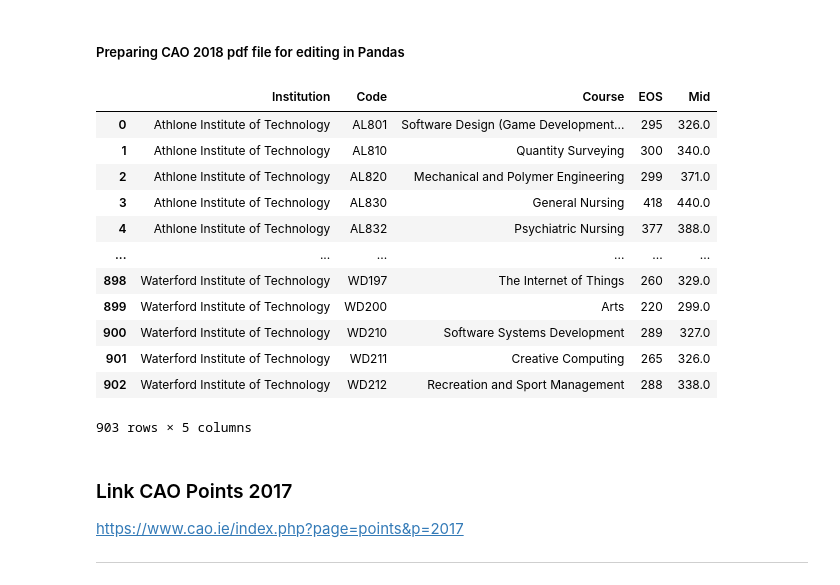
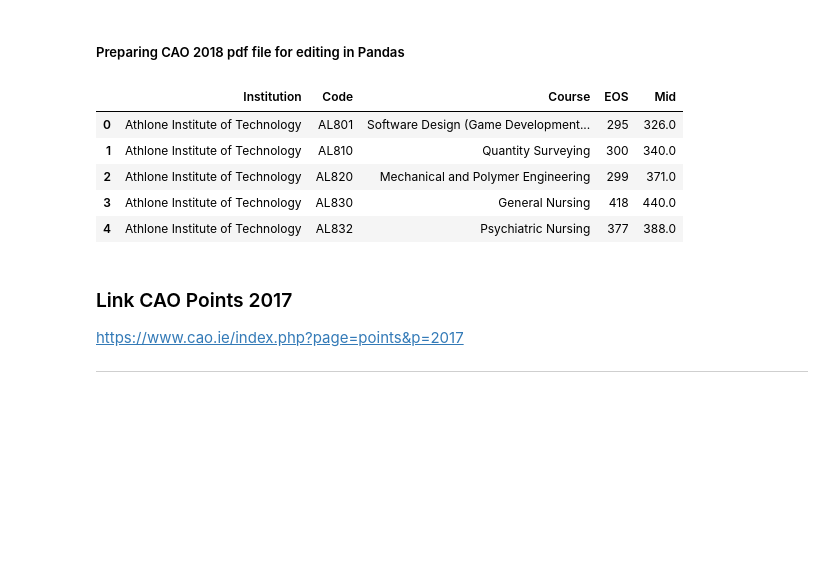
Before and after one commit to DracoNibilis/CAO_Points_Analysis, a Jupyter notebook: cao.ipynb, the cells around one changed output. Cells and saved outputs as stored; diff of their text form; code cells hidden in the pictures; blank space fills up the shorter version.

```diff
--- a/cao.ipynb
+++ b/cao.ipynb
@@ -268,21 +265,14 @@ https://www.cao.ie/index.php?page=points&p=2018
 # %%
 # Read CAO Points 2018 edited from csv (tsv) file to pandas
 df2018 = pd.read_csv("data/CAO2018_20211115_edited.csv", sep="\t")
-df2018
+df2018.head()
 # %% [output]
 |  | Institution | Code | Course | EOS | Mid |
 | 0 | Athlone Institute of Technology | AL801 | Software Design (Game Development... | 295 | 326.0 |
 | 1 | Athlone Institute of Technology | AL810 | Quantity Surveying | 300 | 340.0 |
 | 2 | Athlone Institute of Technology | AL820 | Mechanical and Polymer Engineering | 299 | 371.0 |
 | 3 | Athlone Institute of Technology | AL830 | General Nursing | 418 | 440.0 |
 | 4 | Athlone Institute of Technology | AL832 | Psychiatric Nursing | 377 | 388.0 |
-| ... | ... | ... | ... | ... | ... |
-| 898 | Waterford Institute of Technology | WD197 | The Internet of Things | 260 | 329.0 |
-| 899 | Waterford Institute of Technology | WD200 | Arts | 220 | 299.0 |
-| 900 | Waterford Institute of Technology | WD210 | Software Systems Development | 289 | 327.0 |
-| 901 | Waterford Institute of Technology | WD211 | Creative Computing | 265 | 326.0 |
-| 902 | Waterford Institute of Technology | WD212 | Recreation and Sport Management | 288 | 338.0 |
-903 rows × 5 columns
 # %% [markdown]
 ### Link CAO Points 2017
 https://www.cao.ie/index.php?page=points&p=2017
```
Also changed, not shown: parts of 38 cells of this notebook.
